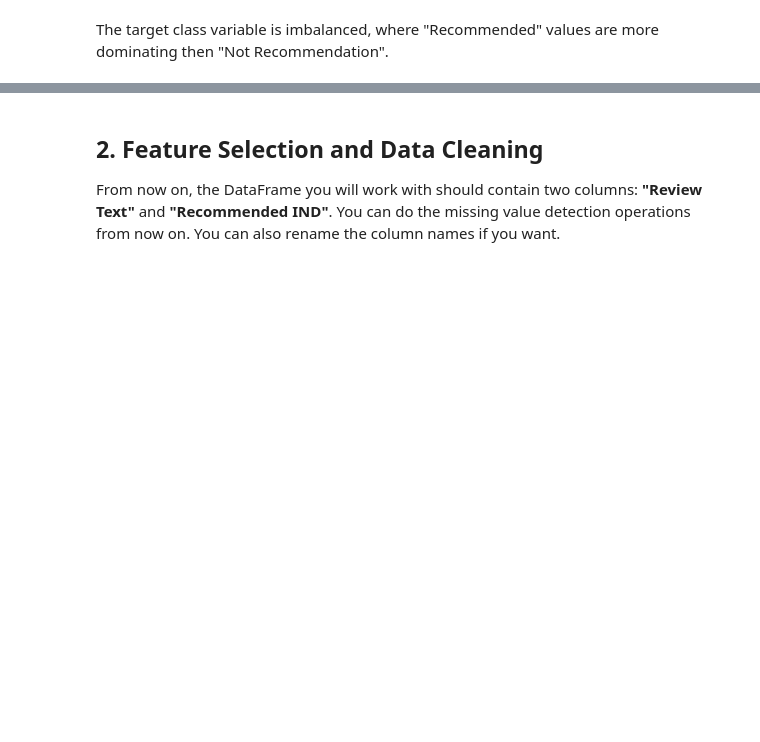
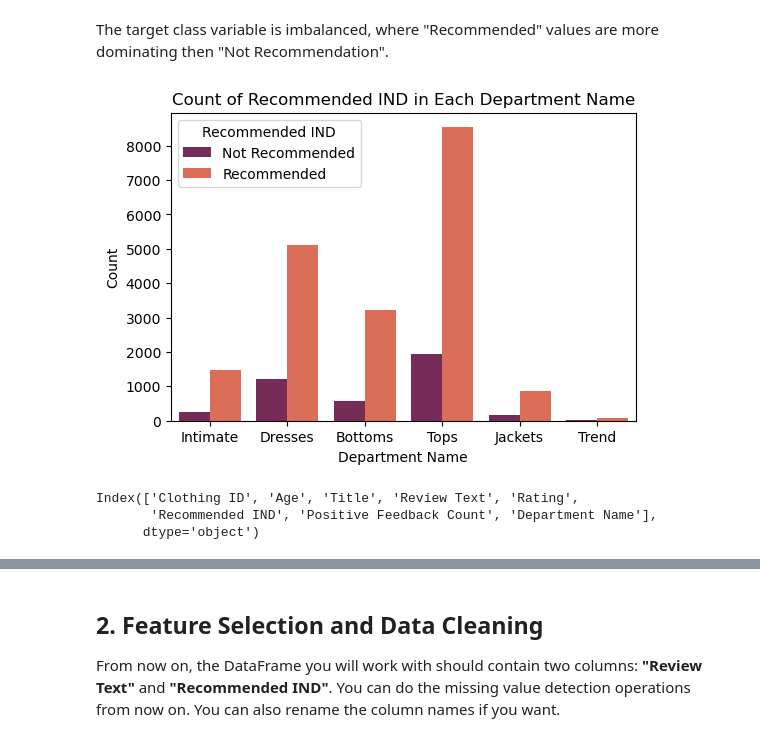
Before and after one commit to WaadAlharthi/ML_Portfolio, a Jupyter notebook: NLP_Sentiment_Analysis_Project.ipynb, the cells around one changed output, grey strips where cells are left out. Saved outputs shown, nothing was run; the diff lists cells and outputs as text; code cells hidden in the pictures; blank space fills up the shorter version.

```diff
--- a/NLP_Sentiment_Analysis_Project.ipynb
+++ b/NLP_Sentiment_Analysis_Project.ipynb
@@ -123,0 +134,4 @@ In this project we used sentiment analysis to determined whether the product is
+# %%
+# Create dataframes
+df_raw = pd.read_csv("Womens Clothing E-Commerce Reviews.csv")
+df_raw.head()
@@ -124,2 +219,4 @@ In this project we used sentiment analysis to determined whether the product is
 # %% [markdown]
 ### Data Wrangling
+# %%
+df_raw.drop(columns = ['Unnamed: 0', 'Division Name', 'Class Name'], axis = 1, inplace = True)
@@ -127,3 +247,20 @@ In this project we used sentiment analysis to determined whether the product is
 #### Check Proportion of Target Class Variable:
 # %% [markdown]
 The target class variable is imbalanced, where "Recommended" values are more dominating then "Not Recommendation".
+# %%
+plt.figure(figsize=(6, 4))
+sns.countplot(data=df_raw, x="Department Name", hue="Recommended IND", palette="rocket")
+plt.title("Count of Recommended IND in Each Department Name")
+plt.xlabel("Department Name")
+plt.ylabel("Count")
+plt.legend(title="Recommended IND", labels=["Not Recommended", "Recommended"])
+
+plt.show()
+# %% [output]
+[figure, added]
+# %%
+df_raw.columns
+# %% [output]
+Index(['Clothing ID', 'Age', 'Title', 'Review Text', 'Rating',
+       'Recommended IND', 'Positive Feedback Count', 'Department Name'],
+      dtype='object')
```
Also changed, not shown: parts of 38 cells of this notebook.
